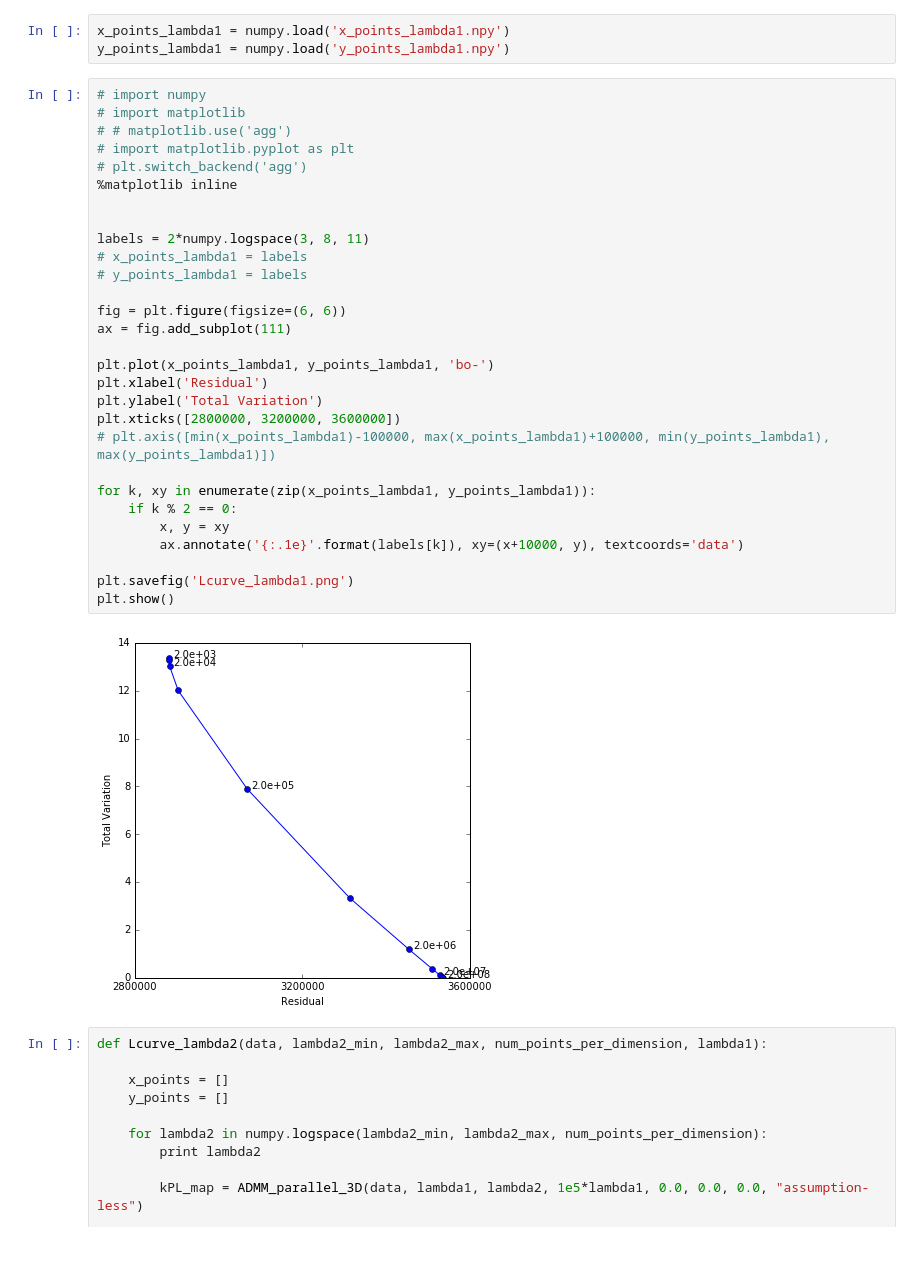
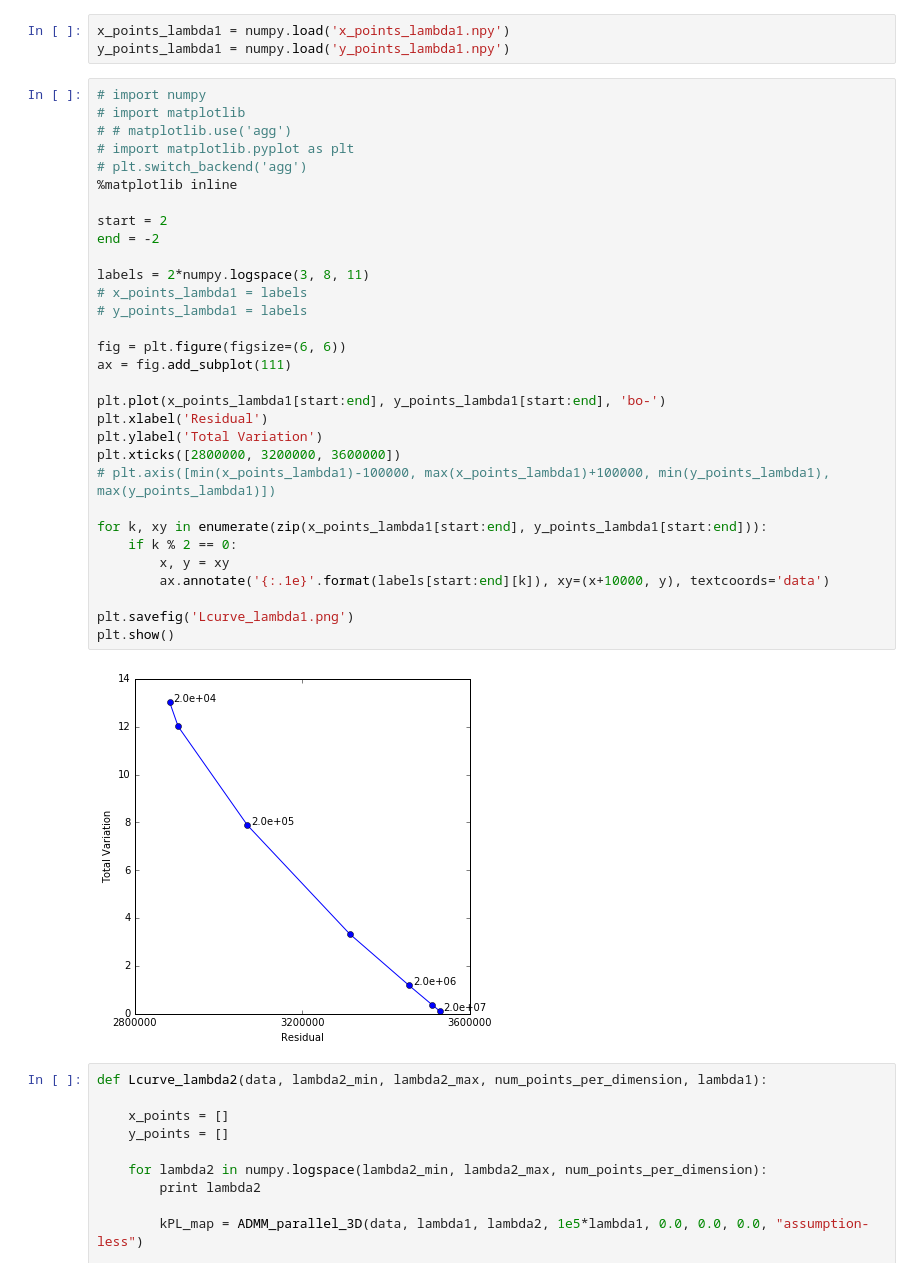
Before and after one commit to maidens/Constrained-Kinetics, a Jupyter notebook: prostate_EPI/prostate_EPI.ipynb, the cells around one changed output. Drawn from its saved outputs; the diff is of its cells as text.

Commit message:
Update L curves to make more readable and save parameter maps in .mat format

```diff
--- a/prostate_EPI/prostate_EPI.ipynb
+++ b/prostate_EPI/prostate_EPI.ipynb
@@ -593,34 +595,36 @@ y_points_lambda1 = numpy.load('y_points_lambda1.npy')
 # %%
 # import numpy
 # import matplotlib
 # # matplotlib.use('agg')
 # import matplotlib.pyplot as plt
 # plt.switch_backend('agg')
 %matplotlib inline
 
+start = 2
+end = -2
 
 labels = 2*numpy.logspace(3, 8, 11)
 # x_points_lambda1 = labels
 # y_points_lambda1 = labels
 
 fig = plt.figure(figsize=(6, 6))
 ax = fig.add_subplot(111)
 
-plt.plot(x_points_lambda1, y_points_lambda1, 'bo-')
+plt.plot(x_points_lambda1[start:end], y_points_lambda1[start:end], 'bo-')
 plt.xlabel('Residual')
 plt.ylabel('Total Variation')
 plt.xticks([2800000, 3200000, 3600000])
 # plt.axis([min(x_points_lambda1)-100000, max(x_points_lambda1)+100000, min(y_points_lambda1), max(y_points_lambda1)])
 
-for k, xy in enumerate(zip(x_points_lambda1, y_points_lambda1)):
+for k, xy in enumerate(zip(x_points_lambda1[start:end], y_points_lambda1[start:end])):
     if k % 2 == 0:
         x, y = xy
-        ax.annotate('{:.1e}'.format(labels[k]), xy=(x+10000, y), textcoords='data')
+        ax.annotate('{:.1e}'.format(labels[start:end][k]), xy=(x+10000, y), textcoords='data')
 
 plt.savefig('Lcurve_lambda1.png')
 plt.show()
 # %% [output]
-[figure, old version]
+[figure, new version]
 # %%
 def Lcurve_lambda2(data, lambda2_min, lambda2_max, num_points_per_dimension, lambda1):
 
```
Also changed, not shown: parts of 2 cells of this notebook, 1 other file.
